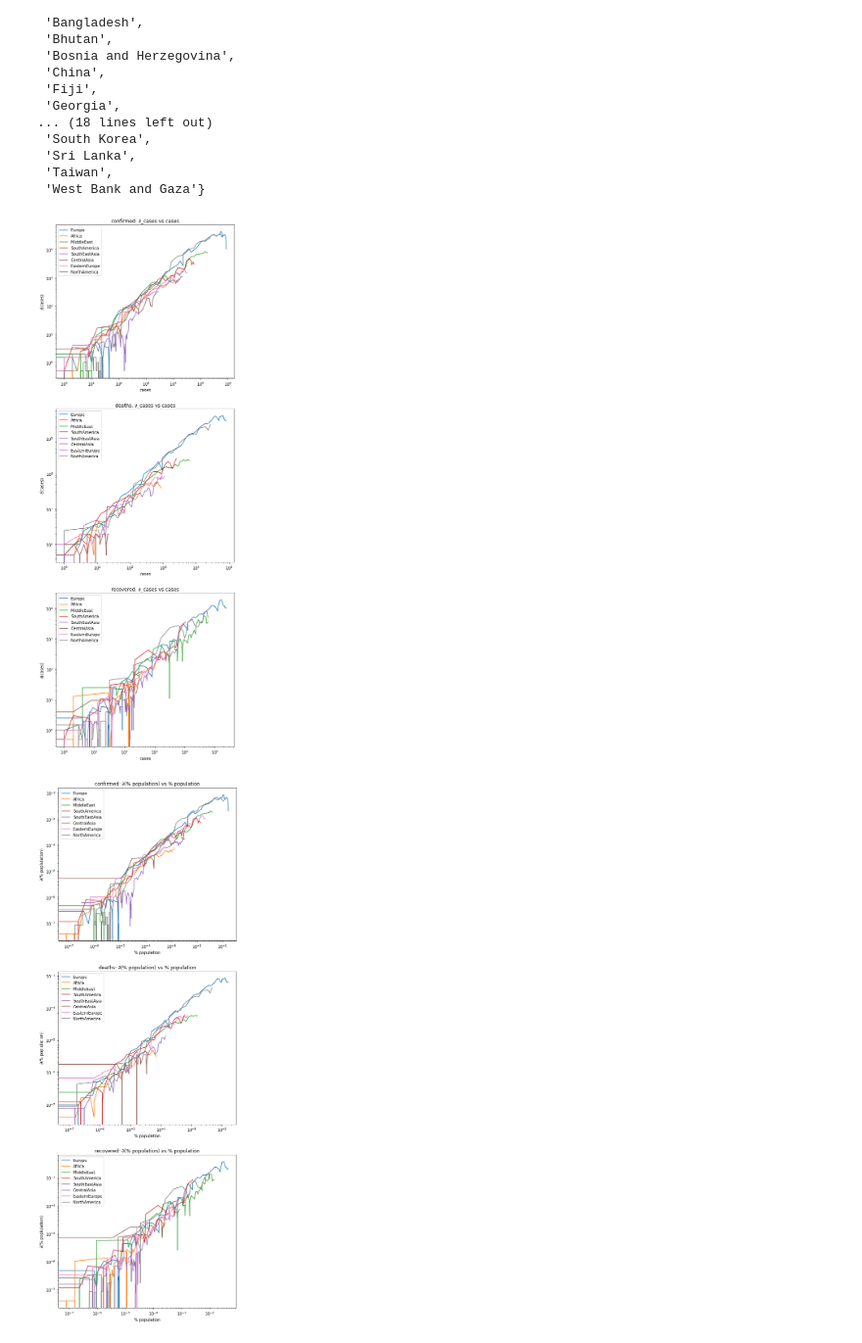
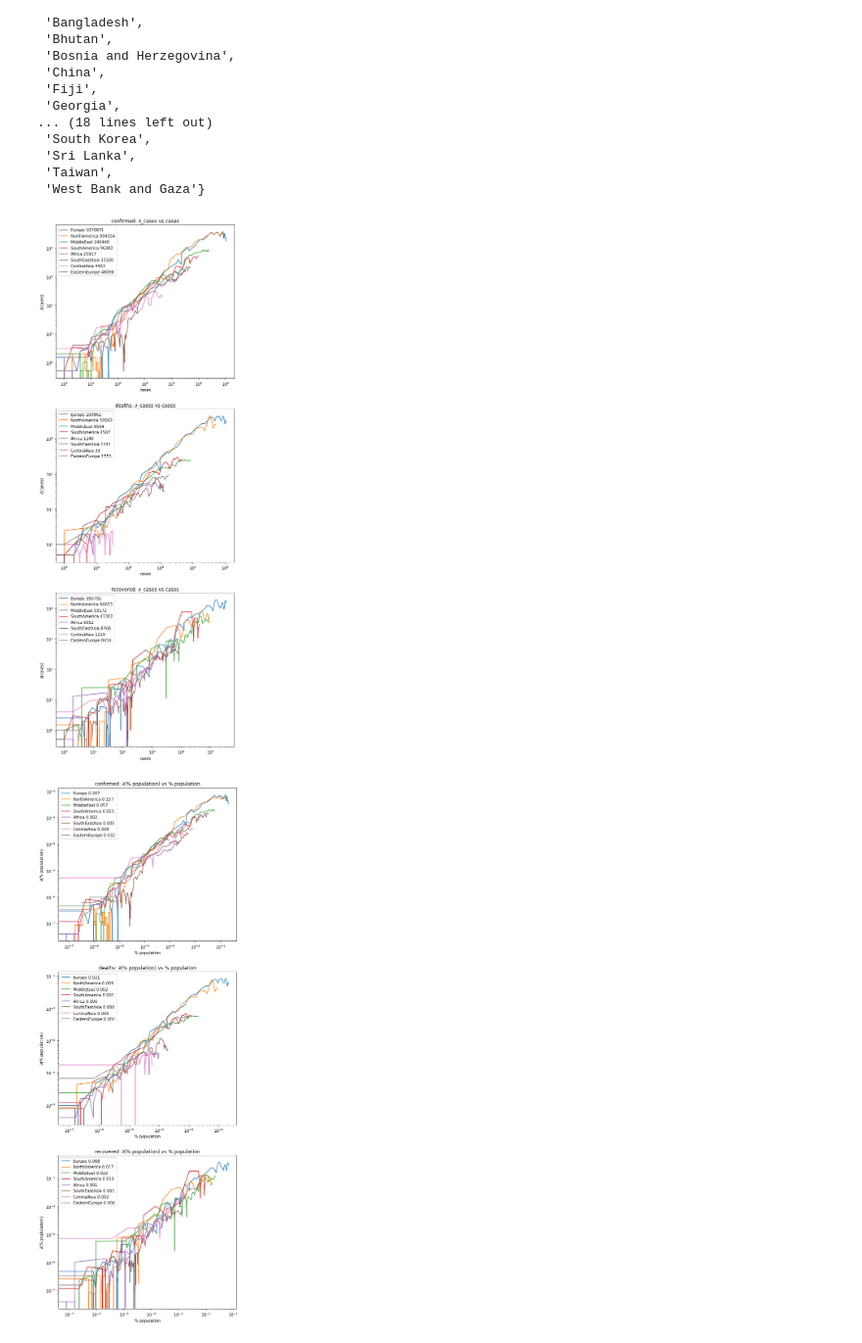
Before and after one commit to k1m190r/covid-19, a Jupyter notebook: COVID-19_v2.ipynb, the cells around one changed output. Shown at 98% size. Drawn from its saved outputs; the diff is of its cells as text; code cells hidden in the pictures.

```diff
--- a/COVID-19_v2.ipynb
+++ b/COVID-19_v2.ipynb
@@ -130,5 +133,9 @@ Countries = [
 ]
 StatType = ["confirmed", "deaths", "recovered"]
+# %%
+# Sort acording to # cases
+
+Countries = [x[1] for x in sorted(zip(DATA[product(Countries, ["confirmed"])].iloc[-1,:], Countries))[::-1]]
 # %%
 # log(cases) vs days
 prodix = pd.MultiIndex.from_product
@@ -215,9 +199,11 @@ for stat in StatType:
 # %%
 # ln(∂_cases) vs ln_cases
 
-fig, axes = plt.subplots(len(StatType), figsize=(8,8*len(StatType)))
+fig, axes = plt.subplots(len(StatType), figsize=(8, 8 * len(StatType)))
 
-Countries = ["United States", "Netherlands", "Italy", "Spain", "Malaysia"]
+# Countries = ["United States", "Netherlands", "Italy", "Spain", "Malaysia"]
+#Countries = ["Netherlands", "Spain", "United States", "Russia", ]
+
 
 for i, stat in enumerate(StatType):
     ax = axes[i]
@@ -226,7 +212,7 @@ for i, stat in enumerate(StatType):
     x = DATA[product(Countries, [stat])]
     y = DERIV[product(Countries, [stat])]
 
-    ax.plot(x,y, '-')
+    ax.plot(x, y, "-")
     ax.set_xscale("log")
     ax.set_xlabel("cases")
     ax.set_yscale("log")
@@ -256,7 +242,7 @@ for i, case in enumerate(StatType):
     ax = axes[i]
     ax.set_title(f"{case}: ∂_% vs %population")
 
-    ax.plot(X, Y, "-")
+    ax.plot(X, Y, "o")
 
     ax.set_xscale("log")
     ax.set_xlabel("% population")
@@ -264,5 +250,6 @@ for i, case in enumerate(StatType):
     ax.set_yscale("log")
     ax.set_ylabel("∂(% population)")
 
-    ax.legend(Countries)
+#     ax.legend(Countries)
+    ax.legend([f"{t}: {DATA[t, case].values[-1]}" for t in Countries])
 # %% [output]
@@ -508,13 +495,13 @@ for stat in StatType:
 
 Territories = [
     "Europe",
-    "Africa",
+    "NorthAmerica",
     "MiddleEast",
     "SouthAmerica",
+    "Africa",
     "SouthEastAsia",
     "CentralAsia",
     "EasternEurope",
-    "NorthAmerica",
 ]
 
 fig, axes = plt.subplots(len(StatType), figsize=(8, 8 * len(StatType)))
@@ -534,40 +521,30 @@ for i, stat in enumerate(StatType):
 
     ax.set_yscale("log")
     ax.set_ylabel("∂(cases)")
-    ax.legend(Territories)
+    ax.legend([f"{t} {TERR[t, stat].values[-1]}" for t in Territories])
 # %% [output]
-[figure, old version]
+[figure, new version]
 # %%
 # % ln(∂_cases) vs ln_cases
 
-Territories = [
-    "Europe",
-    "Africa",
-    "MiddleEast",
-    "SouthAmerica",
-    "SouthEastAsia",
-    "CentralAsia",
-    "EasternEurope",
-    "NorthAmerica",
-]
 
 fig, axes = plt.subplots(len(StatType), figsize=(8, 8 * len(StatType)))
 
 DTERR_PCT = pd.DataFrame(
     np.gradient(TERR_PCT[Territories], axis=0), columns=TERR_PCT[Territories].columns
 )
 
 for i, stat in enumerate(StatType):
     X = TERR_PCT[product(Territories, [stat])]
     Y = DTERR_PCT[product(Territories, [stat])]
     ax = axes[i]
     ax.set_title(f"{stat}: ∂(% population) vs % population")
     ax.plot(X, Y, "-")
     ax.set_xscale("log")
     ax.set_xlabel("% population")
 
     ax.set_yscale("log")
     ax.set_ylabel("∂(% poplulation)")
-    ax.legend(Territories)
+    ax.legend([f"{t} {TERR_PCT[t, stat].values[-1]:.3f}" for t in Territories])
 # %% [output]
-[figure, old version]
+[figure, new version]
```
Also changed, not shown: parts of 13 cells of this notebook, 1 other file.
